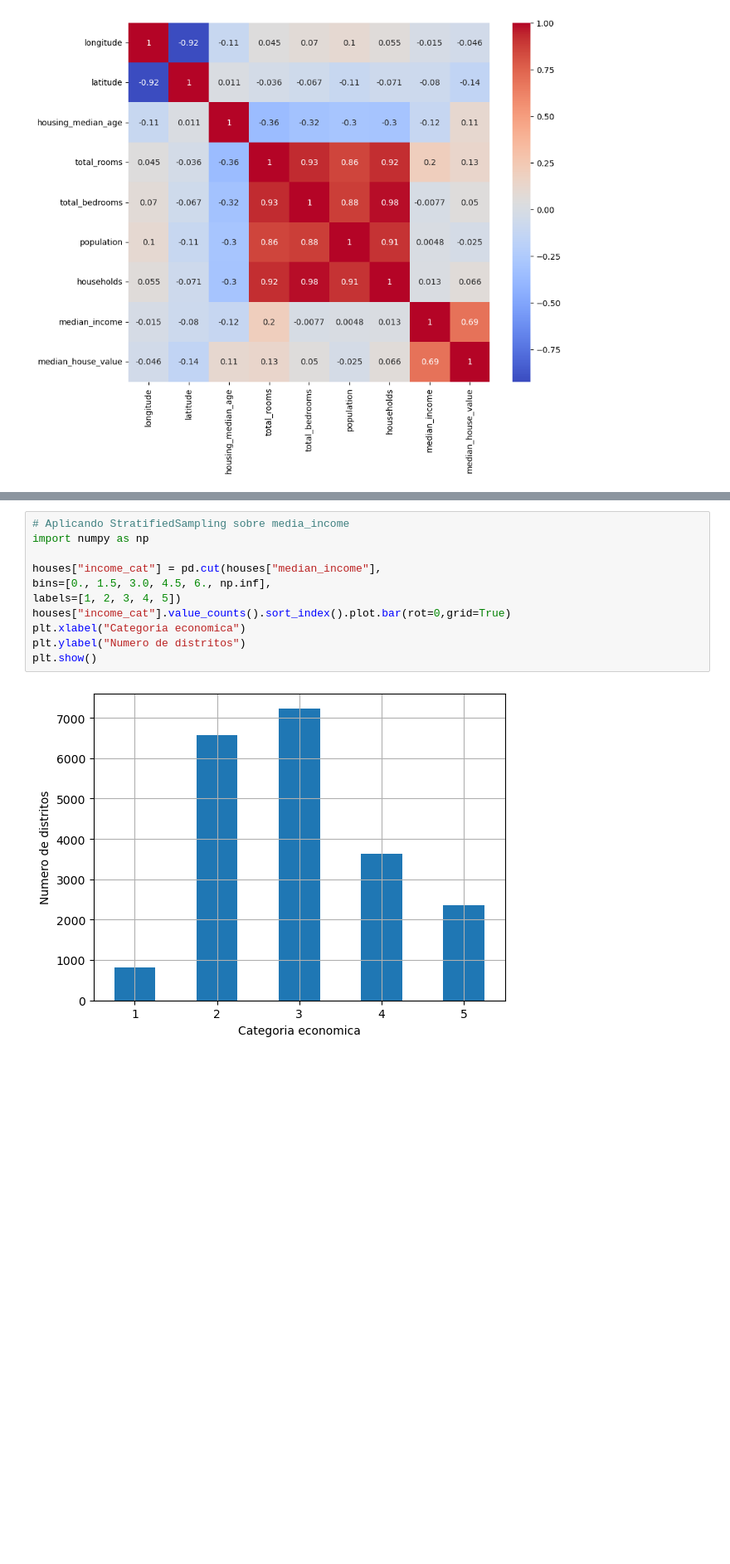
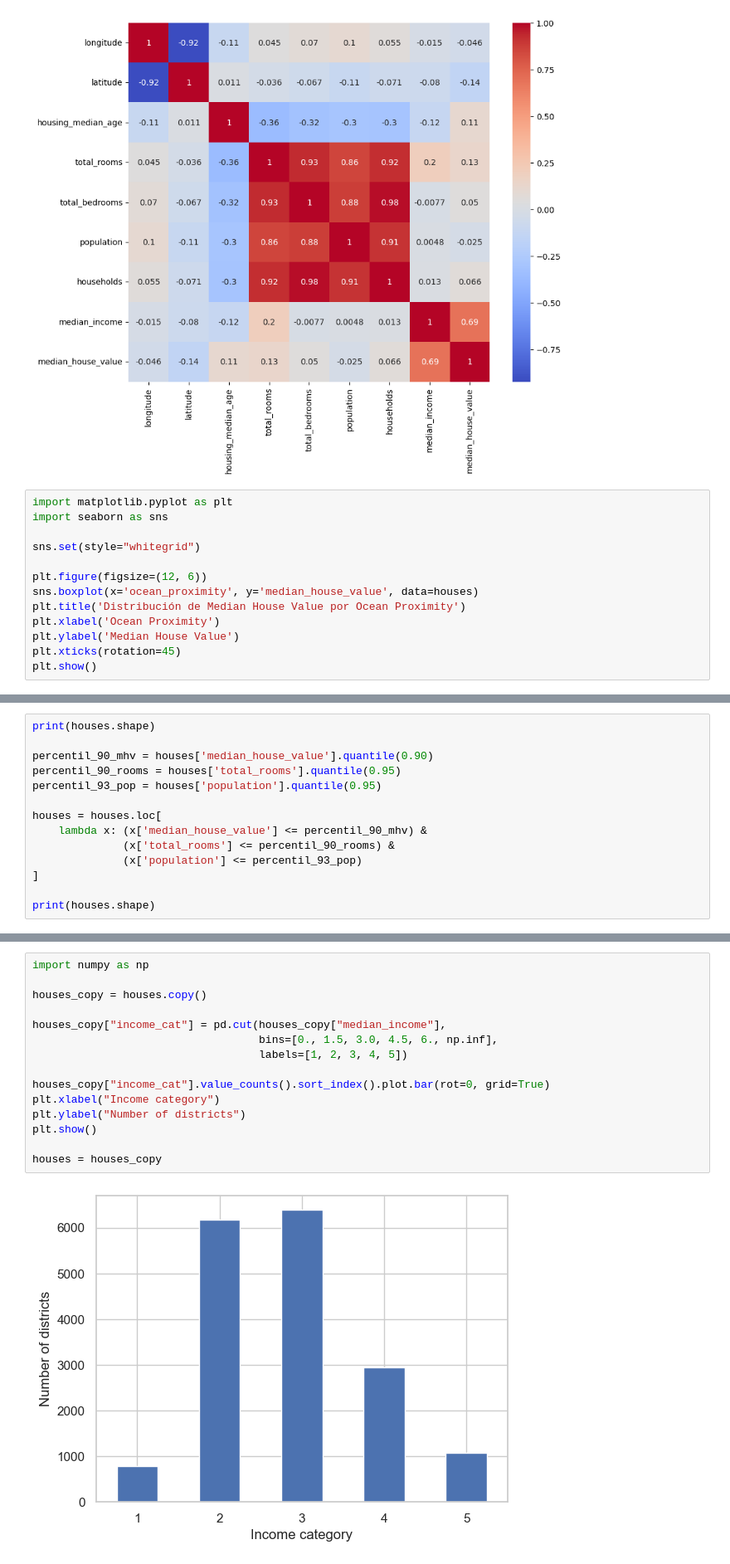
Before and after one commit to reneespinosa/ML-Entry-Level-Projects, a Jupyter notebook: 2/Precios Casas California.ipynb, the cells around one changed output, grey strips where cells are left out. Shown at 83% size. Cells and saved outputs as stored; diff of their text form; blank space fills up the shorter version.

```diff
--- a/2/Precios Casas California.ipynb
+++ b/2/Precios Casas California.ipynb
@@ -111,3 +142,16 @@ sns.heatmap(corr_matrix, annot=True, cmap="coolwarm")
 plt.show()
 # %% [output]
 [figure]
+# %%
+import matplotlib.pyplot as plt
+import seaborn as sns
+
+sns.set(style="whitegrid")
+
+plt.figure(figsize=(12, 6))
+sns.boxplot(x='ocean_proximity', y='median_house_value', data=houses)
+plt.title('Distribución de Median House Value por Ocean Proximity')
+plt.xlabel('Ocean Proximity')
+plt.ylabel('Median House Value')
+plt.xticks(rotation=45)
+plt.show()
@@ -113,0 +193,14 @@ plt.show()
+# %%
+print(houses.shape)
+
+percentil_90_mhv = houses['median_house_value'].quantile(0.90)
+percentil_90_rooms = houses['total_rooms'].quantile(0.95)
+percentil_93_pop = houses['population'].quantile(0.95)
+
+houses = houses.loc[
+    lambda x: (x['median_house_value'] <= percentil_90_mhv) &
+              (x['total_rooms'] <= percentil_90_rooms) &
+              (x['population'] <= percentil_93_pop)
+]
+
+print(houses.shape)
@@ -116,16 +223,20 @@ plt.show()
 # %%
-# Aplicando StratifiedSampling sobre media_income
 import numpy as np
 
-houses["income_cat"] = pd.cut(houses["median_income"],
-bins=[0., 1.5, 3.0, 4.5, 6., np.inf],
-labels=[1, 2, 3, 4, 5])
-houses["income_cat"].value_counts().sort_index().plot.bar(rot=0,grid=True)
-plt.xlabel("Categoria economica")
-plt.ylabel("Numero de distritos")
+houses_copy = houses.copy()
+
+houses_copy["income_cat"] = pd.cut(houses_copy["median_income"],
+                                   bins=[0., 1.5, 3.0, 4.5, 6., np.inf],
+                                   labels=[1, 2, 3, 4, 5])
+
+houses_copy["income_cat"].value_counts().sort_index().plot.bar(rot=0, grid=True)
+plt.xlabel("Income category")
+plt.ylabel("Number of districts")
 plt.show()
+
+houses = houses_copy
 # %% [output]
-[figure, old version]
+[figure, new version]
 # %%
 from sklearn.model_selection import train_test_split
 
```
Also changed, not shown: parts of 80 cells of this notebook.
